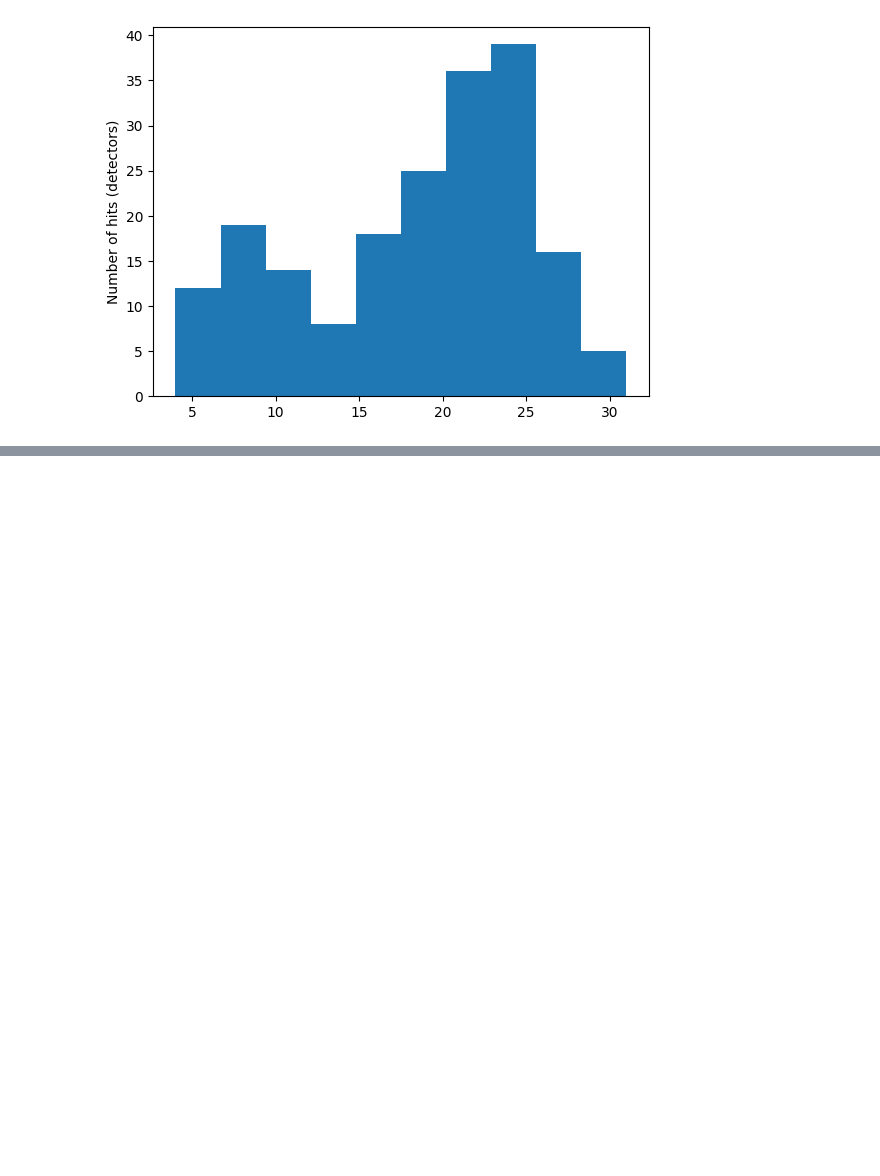
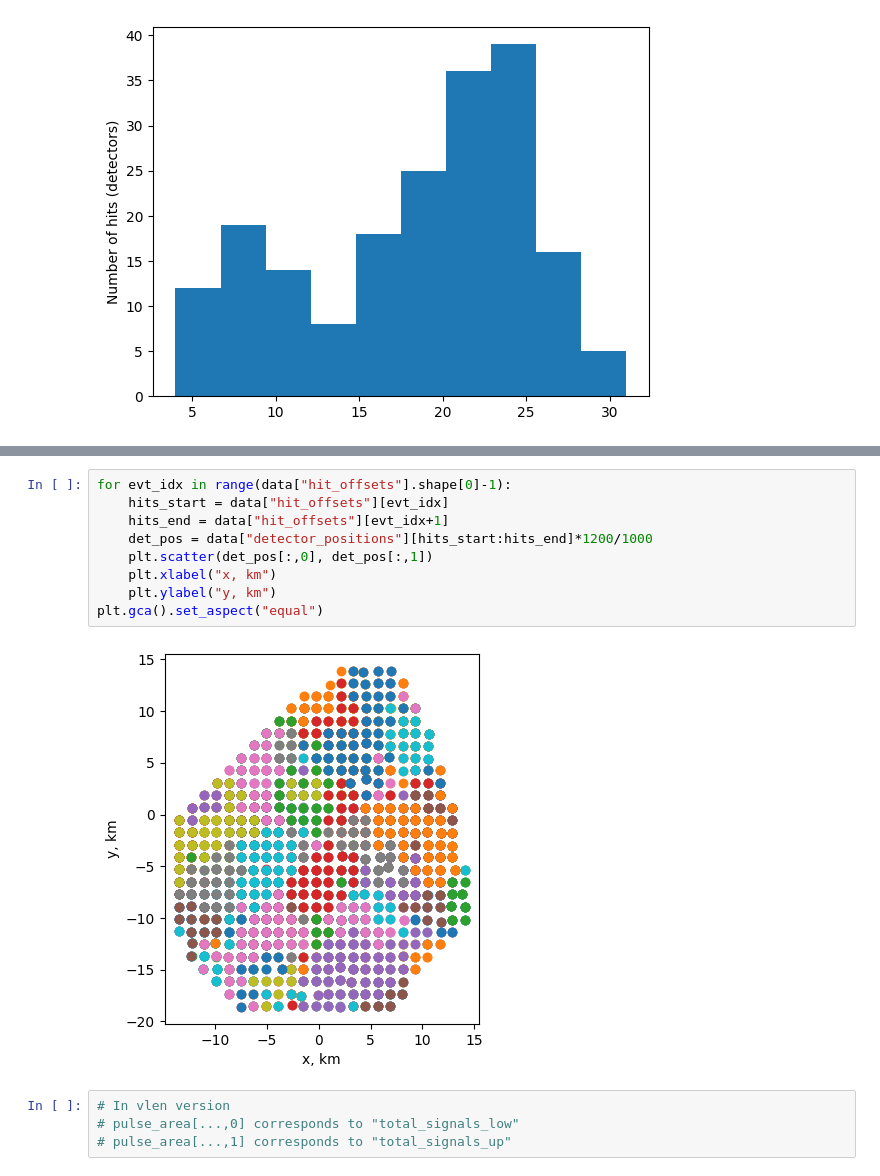
Before and after one commit to TA-DNN/TAML2025_ICRR_handson, a Jupyter notebook: tadaml2025/dstparser/structured_data_file.ipynb, the cells around one changed output, grey strips where cells are left out. Drawn from its saved outputs; the diff is of its cells as text; blank space fills up the shorter version.

Commit message:
vlen version

```diff
--- a/tadaml2025/dstparser/structured_data_file.ipynb
+++ b/tadaml2025/dstparser/structured_data_file.ipynb
@@ -479,0 +519,15 @@ plt.show()
+# %%
+for evt_idx in range(data["hit_offsets"].shape[0]-1):
+    hits_start = data["hit_offsets"][evt_idx]
+    hits_end = data["hit_offsets"][evt_idx+1]
+    det_pos = data["detector_positions"][hits_start:hits_end]*1200/1000
+    plt.scatter(det_pos[:,0], det_pos[:,1])
+    plt.xlabel("x, km")
+    plt.ylabel("y, km")
+plt.gca().set_aspect("equal")
+# %% [output]
+[figure, added]
+# %%
+# In vlen version
+# pulse_area[...,0] corresponds to "total_signals_low"
+# pulse_area[...,1] corresponds to "total_signals_up"
```
Also changed, not shown: parts of 11 cells of this notebook.
